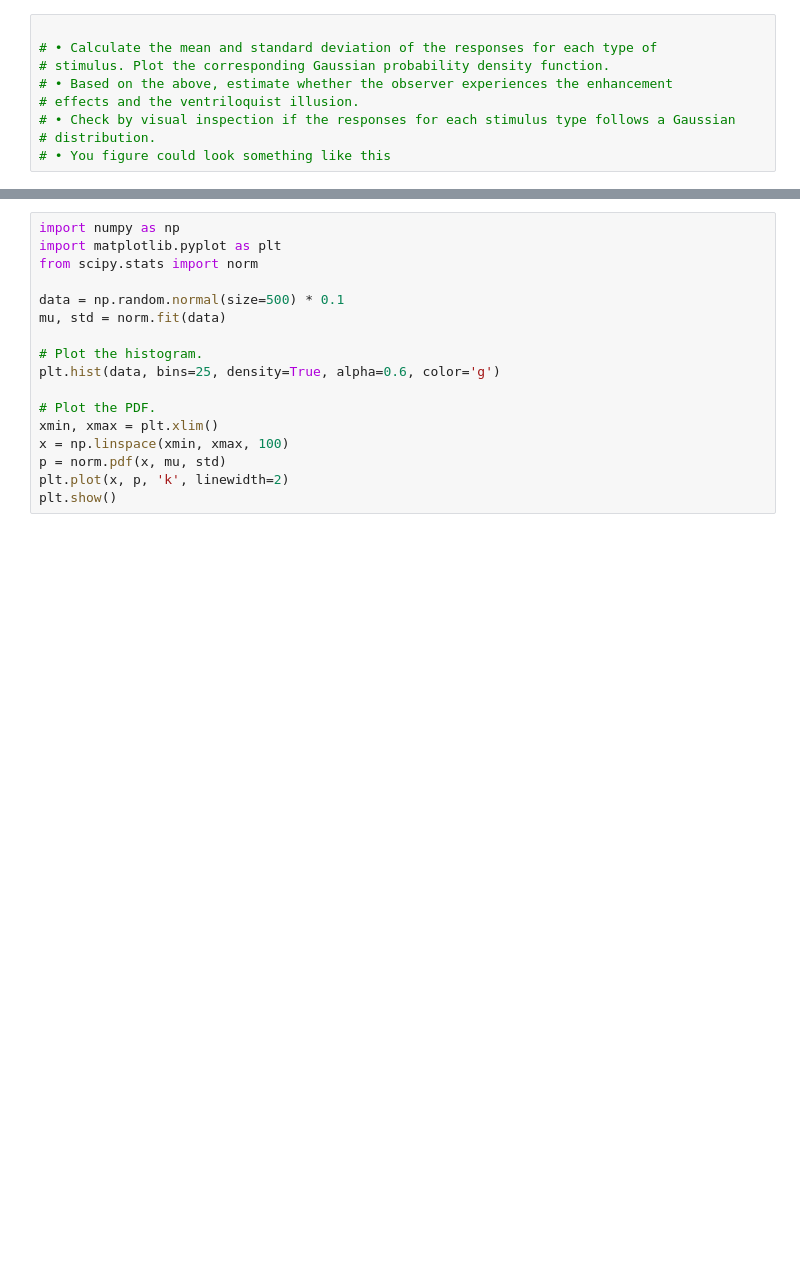
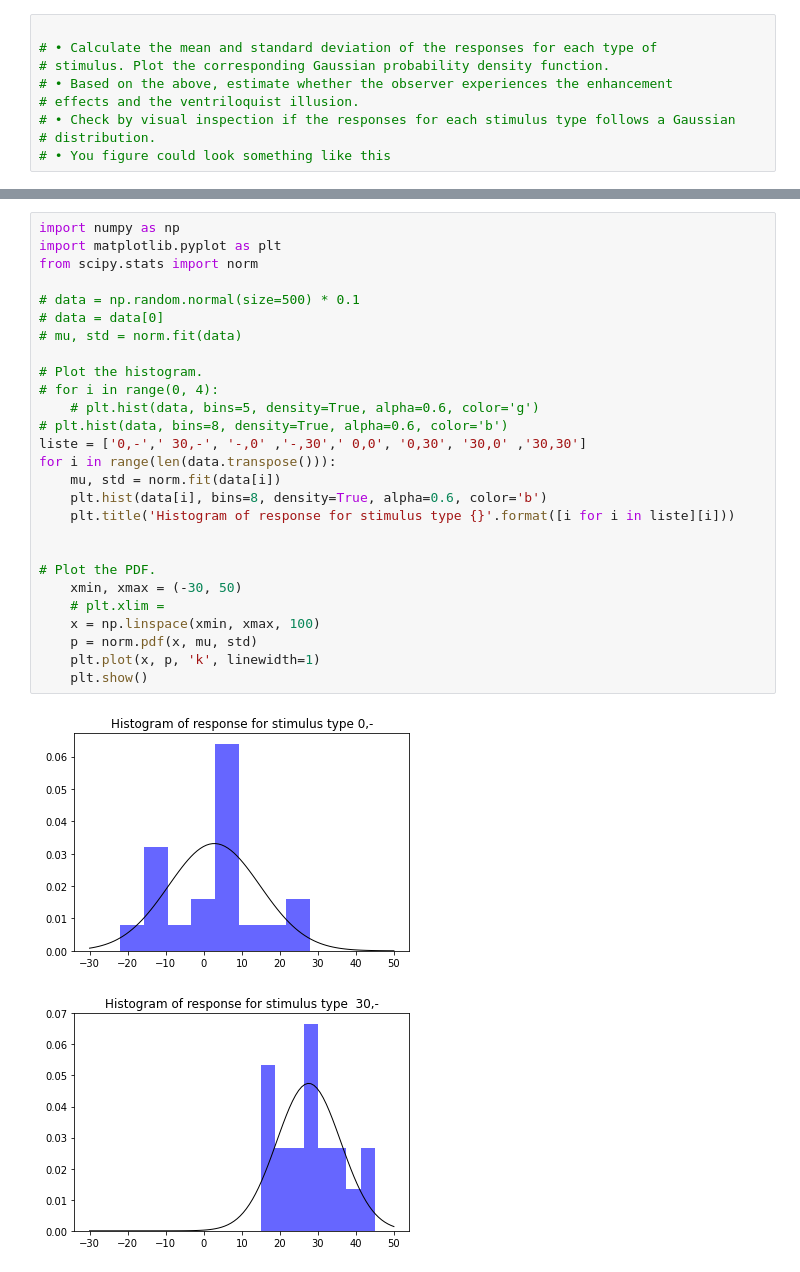
Before and after one commit to s180820/CogMod3, a Jupyter notebook: initial_notebook.ipynb, the cells around one changed output, grey strips where cells are left out. Cells and saved outputs as stored; diff of their text form; blank space fills up the shorter version.

```diff
--- a/initial_notebook.ipynb
+++ b/initial_notebook.ipynb
@@ -27,17 +75,30 @@ df
 # %%
 import numpy as np
 import matplotlib.pyplot as plt
 from scipy.stats import norm
 
-data = np.random.normal(size=500) * 0.1
-mu, std = norm.fit(data)
+# data = np.random.normal(size=500) * 0.1
+# data = data[0]
+# mu, std = norm.fit(data)
 
 # Plot the histogram.
-plt.hist(data, bins=25, density=True, alpha=0.6, color='g')
+# for i in range(0, 4):
+    # plt.hist(data, bins=5, density=True, alpha=0.6, color='g')
+# plt.hist(data, bins=8, density=True, alpha=0.6, color='b')
+liste = ['0,-',' 30,-', '-,0' ,'-,30',' 0,0', '0,30', '30,0' ,'30,30']
+for i in range(len(data.transpose())):
+    mu, std = norm.fit(data[i])
+    plt.hist(data[i], bins=8, density=True, alpha=0.6, color='b')
+    plt.title('Histogram of response for stimulus type {}'.format([i for i in liste][i]))
+
 
 # Plot the PDF.
-xmin, xmax = plt.xlim()
-x = np.linspace(xmin, xmax, 100)
-p = norm.pdf(x, mu, std)
-plt.plot(x, p, 'k', linewidth=2)
-plt.show()
+    xmin, xmax = (-30, 50)
+    # plt.xlim =
+    x = np.linspace(xmin, xmax, 100)
+    p = norm.pdf(x, mu, std)
+    plt.plot(x, p, 'k', linewidth=1)
+    plt.show()
+# %% [output]
+[figure, added]
+[figure, added]
```
Also changed, not shown: parts of 14 cells of this notebook.
